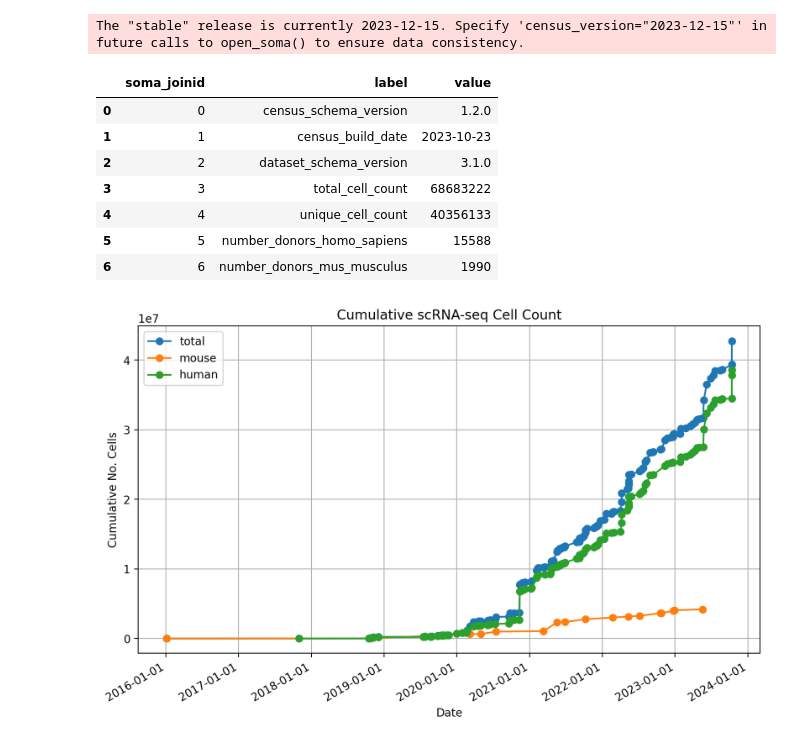
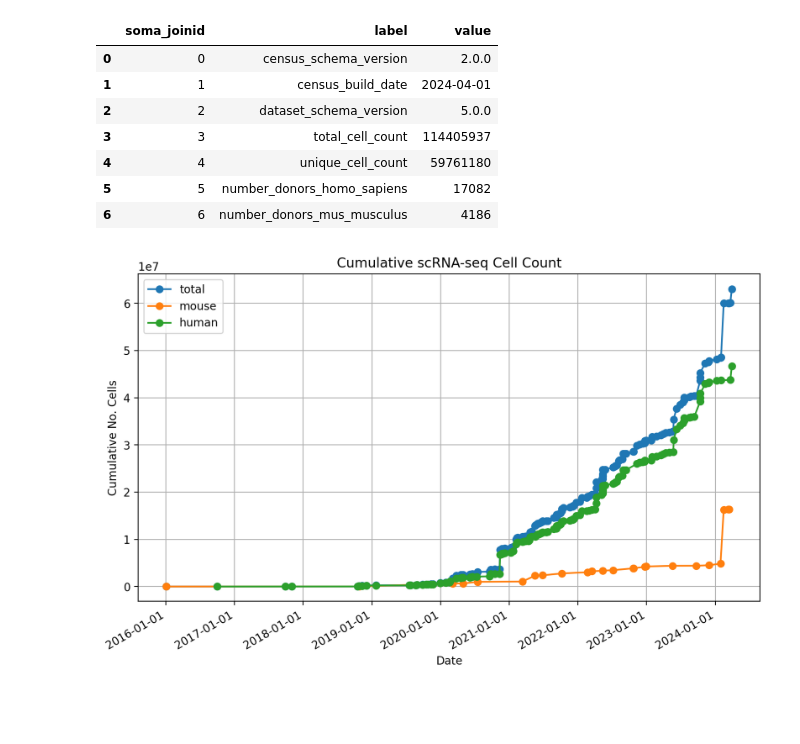
Before and after one commit to wconnell/scaling-bio, a Jupyter notebook: sys.ipynb, the cells around one changed output. Saved outputs shown, nothing was run; the diff lists cells and outputs as text; code cells hidden in the pictures; blank space fills up the shorter version.

```diff
--- a/sys.ipynb
+++ b/sys.ipynb
@@ -15,18 +15,17 @@ import matplotlib.dates as mdates
 %matplotlib inline
 %config InlineBackend.figure_format='retina'
 # %%
-census = cellxgene_census.open_soma()
+census = cellxgene_census.open_soma(census_version="2024-04-01") # current "latest" is "2024-04-01"
 census['census_info']['summary'].read().concat().to_pandas()
 # %% [output]
-The "stable" release is currently 2023-12-15. Specify 'census_version="2023-12-15"' in future calls to open_soma() to ensure data consistency.
 |  | soma_joinid | label | value |
-| 0 | 0 | census_schema_version | 1.2.0 |
-| 1 | 1 | census_build_date | 2023-10-23 |
-| 2 | 2 | dataset_schema_version | 3.1.0 |
-| 3 | 3 | total_cell_count | 68683222 |
-| 4 | 4 | unique_cell_count | 40356133 |
-| 5 | 5 | number_donors_homo_sapiens | 15588 |
-| 6 | 6 | number_donors_mus_musculus | 1990 |
+| 0 | 0 | census_schema_version | 2.0.0 |
+| 1 | 1 | census_build_date | 2024-04-01 |
+| 2 | 2 | dataset_schema_version | 5.0.0 |
+| 3 | 3 | total_cell_count | 114405937 |
+| 4 | 4 | unique_cell_count | 59761180 |
+| 5 | 5 | number_donors_homo_sapiens | 17082 |
+| 6 | 6 | number_donors_mus_musculus | 4186 |
 # %%
 mus = (
     census["census_data"]['mus_musculus']
@@ -130,7 +129,7 @@ plt.grid(True)
 plt.gcf().autofmt_xdate()  # Auto-format for better date label appearance
 plt.show()
 # %% [output]
-[figure, old version]
+[figure, new version]
 # %%
 # notable collections
 ds_meta.sort_values(by='collection_total_cell_count', ascending=False).head(10)
```
Also changed, not shown: parts of 7 cells of this notebook.
